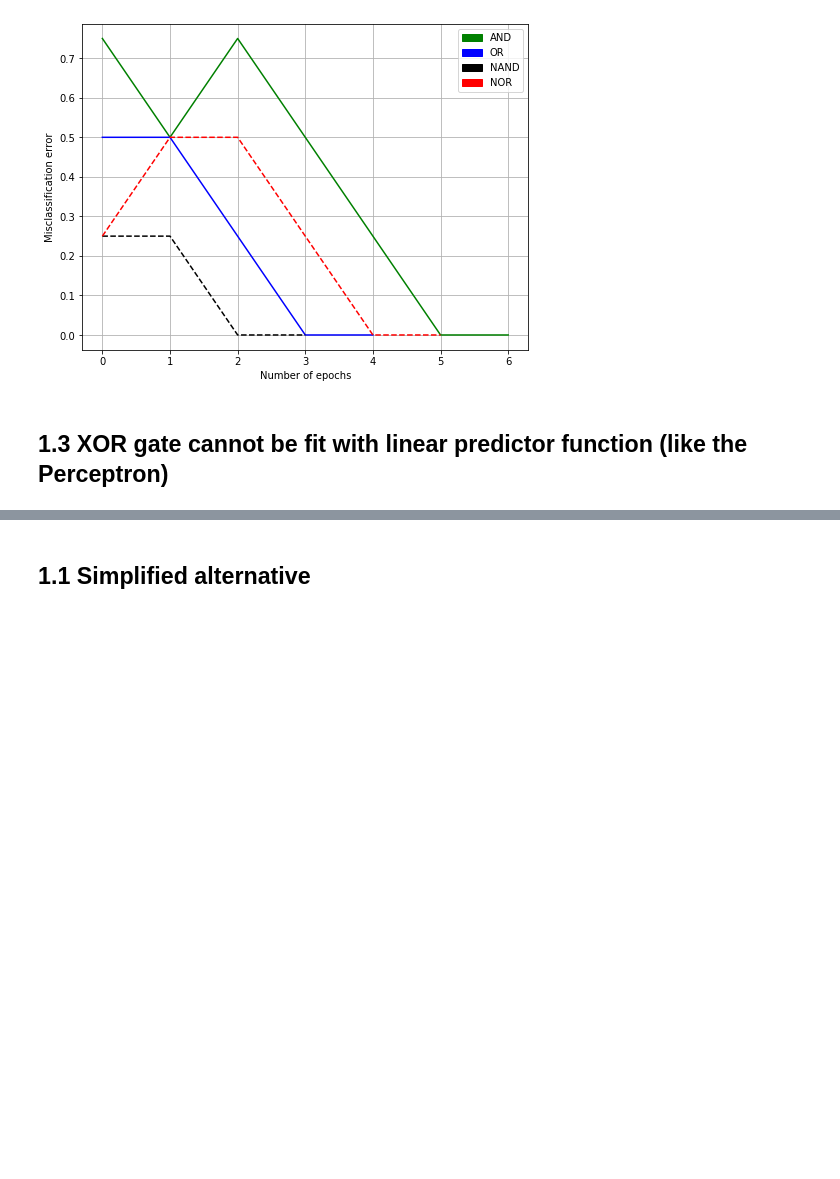
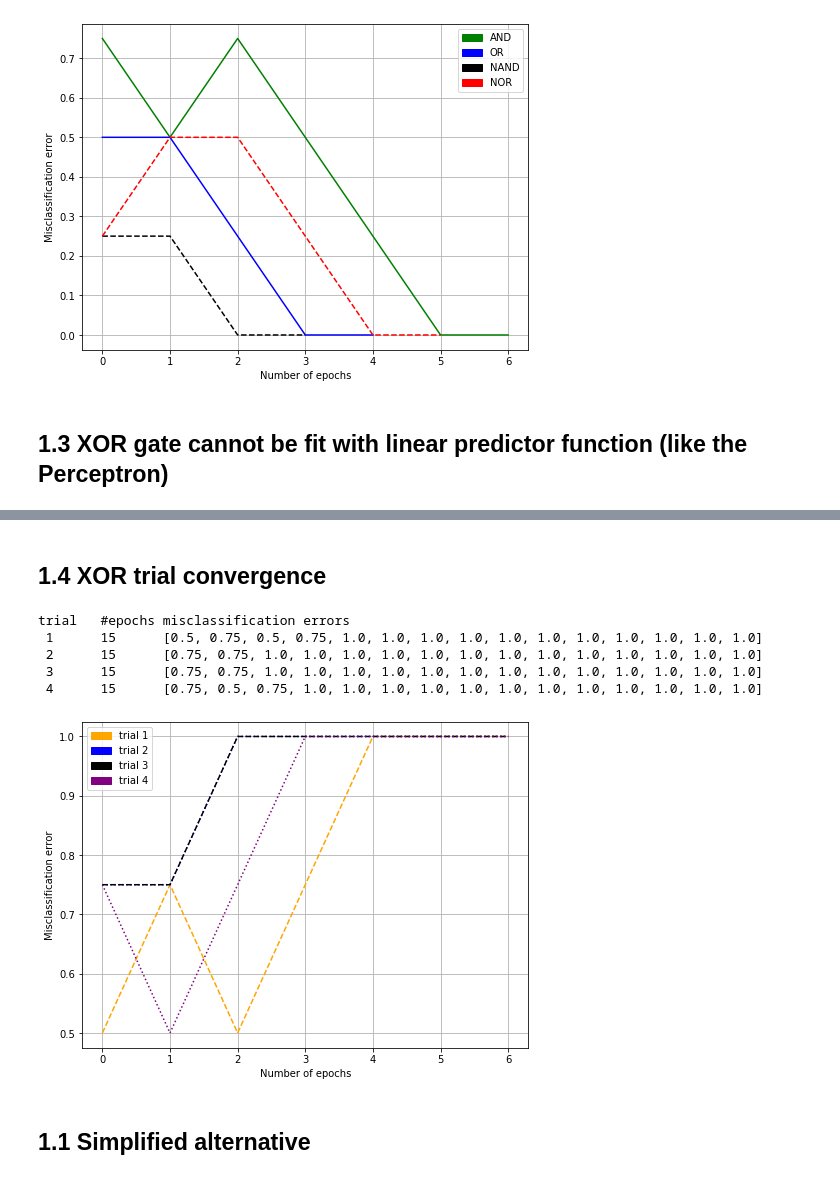
Before and after one commit to Kasparow/ml_project, a Jupyter notebook: task1.ipynb, the cells around one changed output, grey strips where cells are left out. Drawn from its saved outputs; the diff is of its cells as text; code cells hidden in the pictures; blank space fills up the shorter version.

```diff
--- a/task1.ipynb
+++ b/task1.ipynb
@@ -158,3 +171,36 @@ plt.show()
+# %% [markdown]
+## 1.4 XOR trial convergence
+# %%
+# first print the misclassification errors for each trial
+print("trial\t#epochs\tmisclassification errors")
+for k, v in trials.items():
+    s = f"{k[-2:]}\t{len(v['cls_errors'])}\t{list(v['cls_errors'])}"
+    print(s)
+
+# then plot the trials in one graph
+plt.figure(figsize=(8, 6))
+
+linestyles = ['--', ':']
+i = 0
+patches = []
+for k, v in trials.items():
+    patches.append(mpatches.Patch(color=v['color'], label=k))
+
+    plt.plot(range(7), v["cls_errors"][:7], color=v['color'], ls=linestyles[i])
+    i = (i+1) % 2
+
+plt.grid(True)
+plt.ylabel("Misclassification error")
+plt.xlabel("Number of epochs")
+plt.legend(handles=patches)
+plt.show()
+# %% [output]
+trial   #epochs misclassification errors
+ 1      15      [0.5, 0.75, 0.5, 0.75, 1.0, 1.0, 1.0, 1.0, 1.0, 1.0, 1.0, 1.0, 1.0, 1.0, 1.0]
+ 2      15      [0.75, 0.75, 1.0, 1.0, 1.0, 1.0, 1.0, 1.0, 1.0, 1.0, 1.0, 1.0, 1.0, 1.0, 1.0]
+ 3      15      [0.75, 0.75, 1.0, 1.0, 1.0, 1.0, 1.0, 1.0, 1.0, 1.0, 1.0, 1.0, 1.0, 1.0, 1.0]
+ 4      15      [0.75, 0.5, 0.75, 1.0, 1.0, 1.0, 1.0, 1.0, 1.0, 1.0, 1.0, 1.0, 1.0, 1.0, 1.0]
+[figure, added]
 # %% [markdown]
 ## 1.1 Simplified alternative
 # %%
```
Also changed, not shown: parts of 14 cells of this notebook.
